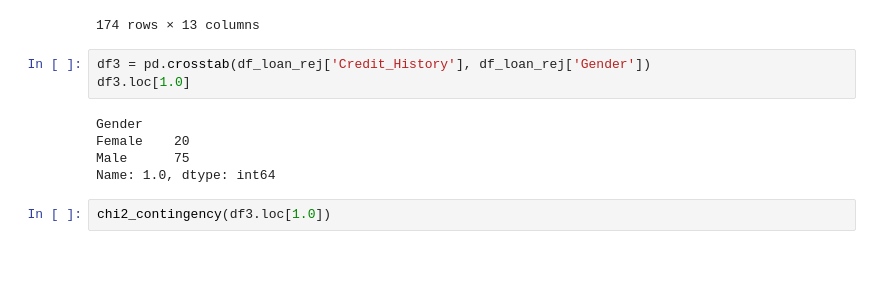
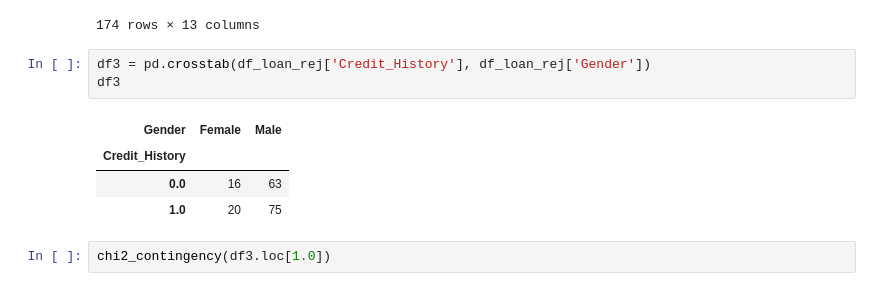
Before and after one commit to Rhy-Shah/DAV-Fundamentals, a Jupyter notebook: fe.ipynb, the cells around one changed output. Saved outputs shown, nothing was run; the diff lists cells and outputs as text; blank space fills up the shorter version.

```diff
--- a/fe.ipynb
+++ b/fe.ipynb
@@ -159,12 +191,12 @@ See the caveats in the documentation: https://pandas.pydata.org/pandas-docs/stab
 174 rows × 13 columns
 # %%
 df3 = pd.crosstab(df_loan_rej['Credit_History'], df_loan_rej['Gender'])
-df3.loc[1.0]
+df3
 # %% [output]
-Gender
-Female    20
-Male      75
-Name: 1.0, dtype: int64
+| Gender | Female | Male |
+| Credit_History |  |  |
+| 0.0 | 16 | 63 |
+| 1.0 | 20 | 75 |
 # %%
 chi2_contingency(df3.loc[1.0])
 # %% [output]
```
Also changed, not shown: parts of 4 cells of this notebook.
